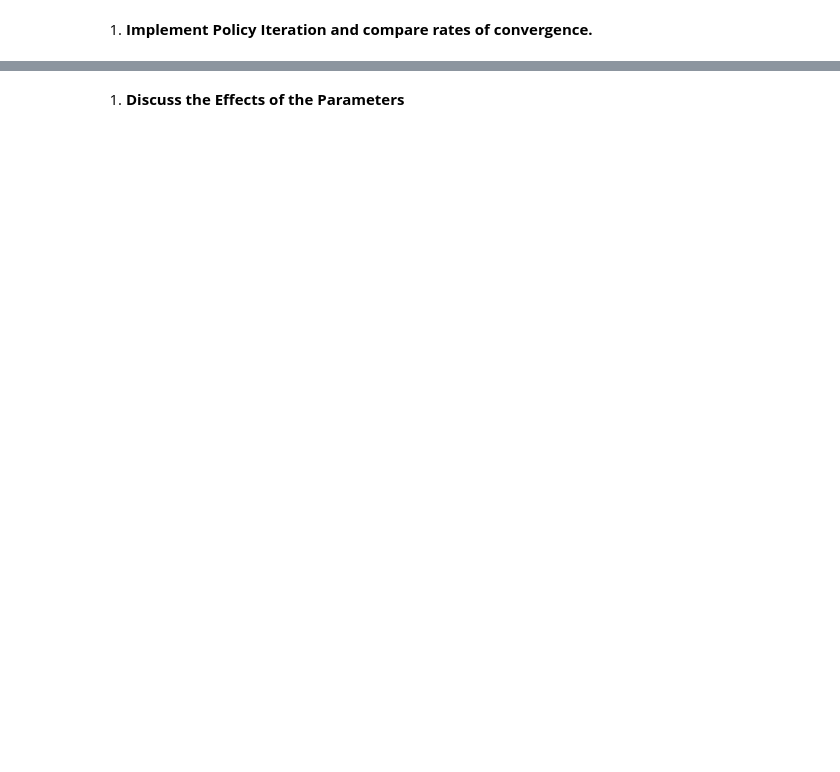
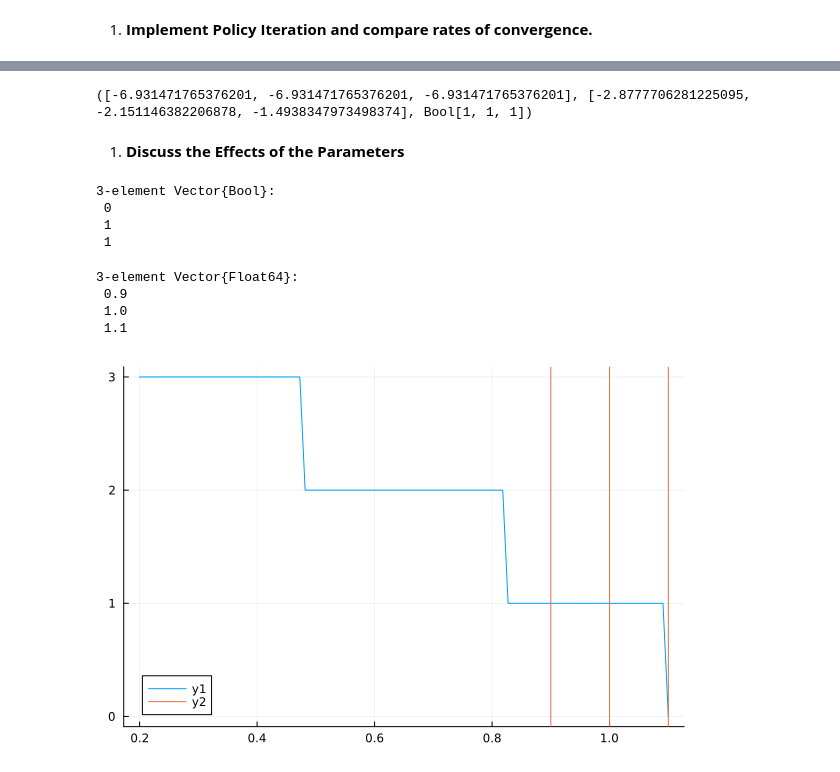
Before and after one commit to albop/econobits, a Jupyter notebook: eco309/corrections/mccall.ipynb, the cells around one changed output, grey strips where cells are left out. Cells and saved outputs as stored; diff of their text form; code cells hidden in the pictures; blank space fills up the shorter version.

```diff
--- a/eco309/corrections/mccall.ipynb
+++ b/eco309/corrections/mccall.ipynb
@@ -186,4 +169,29 @@ bellman_step(V_U_0, V_E_0, model)
 # %% [markdown]
 1.  **Implement Value Function Iteration**
 # %%
-#  your code here
+# we want to iterate on bellman_step to find a fixed
+
+# We can reuse the code from value_update
+# DIFF: policy_eval becomes vfi : no need for x argument
+function vfi(model; T=1000, τ=1e-10)
+
+    V_U_0 = zeros(3)
+    V_E_0 = zeros(3)
+
+    local x # to access x outside of the loop
+    η_0 = NaN
+    for t=1:T
+        # value_update becomes bellman_step: returns x
+        V_U_1, V_E_1, x  = bellman_step(V_U_0, V_E_0,  model)
+        η = norm( [V_U_1, V_E_1] .- [V_U_0, V_E_0])
+        λ = η/η_0
+        η_0 = η
+        # @show (t, η, λ, x)
+        if η<τ
+            break
+        end
+        V_U_0, V_E_0 = V_U_1, V_E_1
+    end
+
+    return V_U_0, V_E_0, x
+end
@@ -194,4 +258,22 @@ bellman_step(V_U_0, V_E_0, model)
+# %%
+policy_iteration(model) ## bug
+# %% [output]
+([-6.931471765376201, -6.931471765376201, -6.931471765376201], [-2.8777706281225095, -2.151146382206878, -1.4938347973498374], Bool[1, 1, 1])
 # %% [markdown]
 1.  **Discuss the Effects of the Parameters**
 # %%
-#  your code here
+vfi(model)[3]
+# what could make me reject the middle offer ?
+# %% [output]
+3-element Vector{Bool}:
+ 0
+ 1
+ 1
+# %%
+# increase unemployment benefits
+model.w
+# %% [output]
+3-element Vector{Float64}:
+ 0.9
+ 1.0
+ 1.1
@@ -197,0 +282,15 @@ bellman_step(V_U_0, V_E_0, model)
+# %%
+vec = range(start=0.2, stop=1.1; length=100)
+accepts = [
+    sum(
+        vfi(
+            merge(
+                model,
+                (;cbar=cbar)
+            )
+        )[3]
+    ) for cbar in vec]
+plot(vec, accepts)
+vline!([0.9, 1.0, 1.1])
+# %% [output]
+[figure, added]
```
Also changed, not shown: parts of 7 cells of this notebook, 55 other files.
